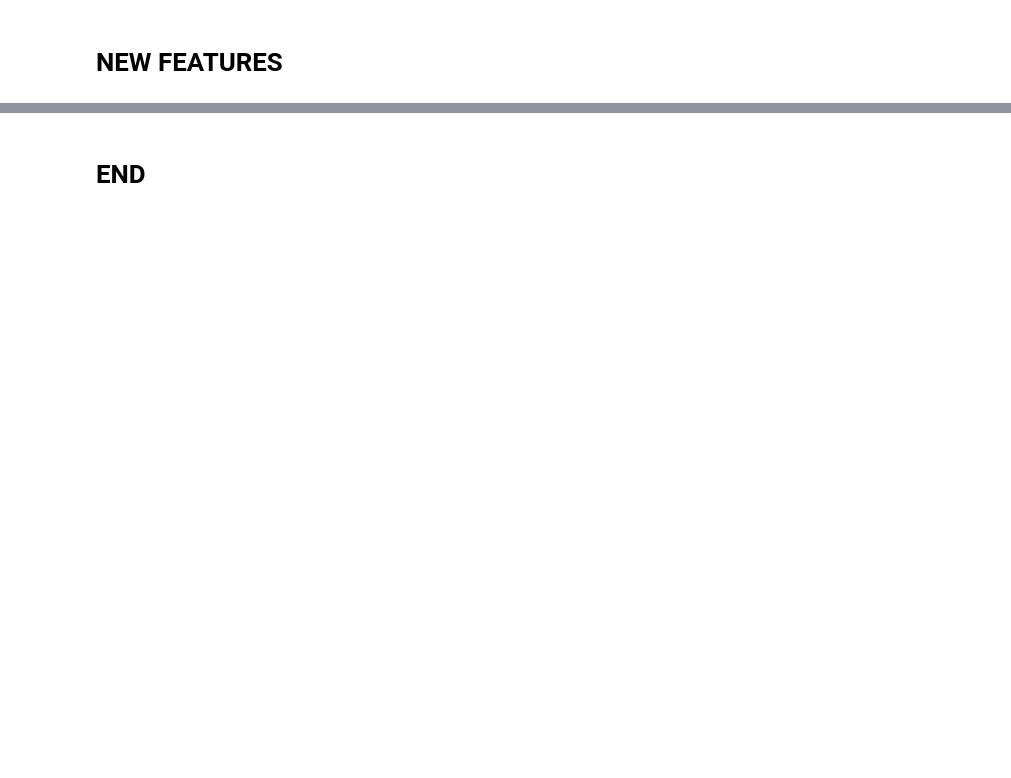
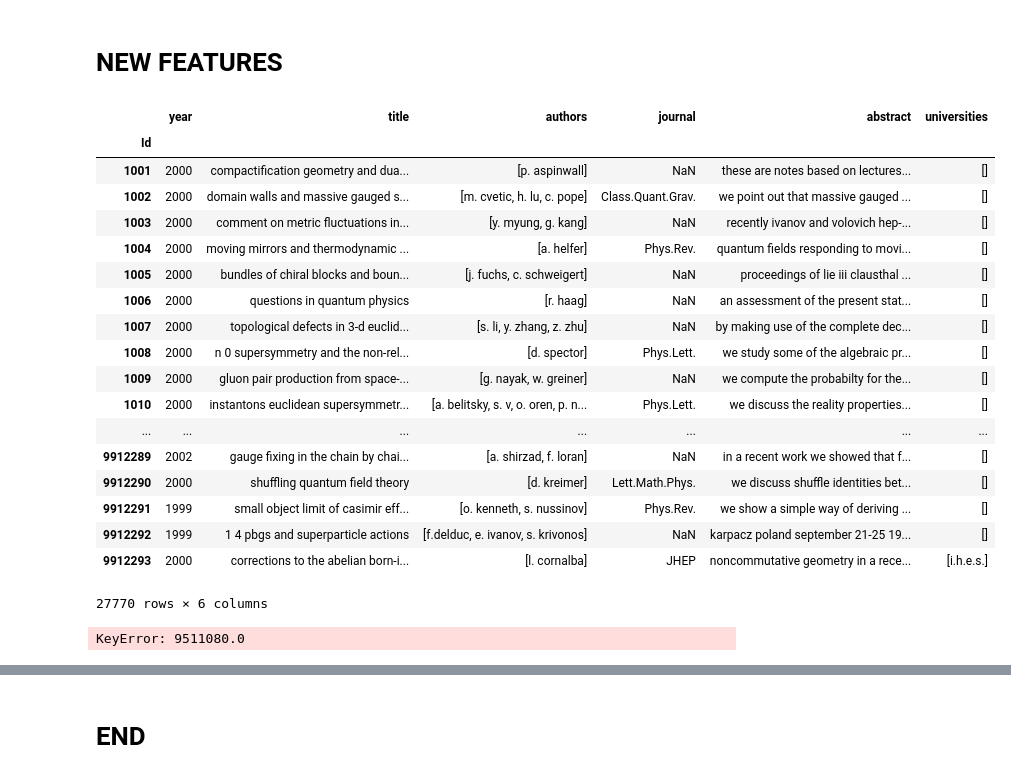
Before and after one commit to brozi/graphs-and-text, a Jupyter notebook: validation.ipynb, the cells around one changed output, grey strips where cells are left out. Drawn from its saved outputs; the diff is of its cells as text; code cells hidden in the pictures; blank space fills up the shorter version.

```diff
--- a/validation.ipynb
+++ b/validation.ipynb
@@ -323,2 +331,52 @@ X_train
 # %% [markdown]
 # NEW FEATURES
+# %%
+info
+# %% [output]
+|  | year | title | authors | journal | abstract | universities |
+| Id |  |  |  |  |  |  |
+| 1001 | 2000 | compactification geometry and dua... | [p. aspinwall] | NaN | these are notes based on lectures... | [] |
+| 1002 | 2000 | domain walls and massive gauged s... | [m. cvetic, h. lu, c. pope] | Class.Quant.Grav. | we point out that massive gauged ... | [] |
+| 1003 | 2000 | comment on metric fluctuations in... | [y. myung, g. kang] | NaN | recently ivanov and volovich hep-... | [] |
+| 1004 | 2000 | moving mirrors and thermodynamic ... | [a. helfer] | Phys.Rev. | quantum fields responding to movi... | [] |
+| 1005 | 2000 | bundles of chiral blocks and boun... | [j. fuchs, c. schweigert] | NaN | proceedings of lie iii clausthal ... | [] |
+| 1006 | 2000 | questions in quantum physics | [r. haag] | NaN | an assessment of the present stat... | [] |
+| 1007 | 2000 | topological defects in 3-d euclid... | [s. li, y. zhang, z. zhu] | NaN | by making use of the complete dec... | [] |
+| 1008 | 2000 | n 0 supersymmetry and the non-rel... | [d. spector] | Phys.Lett. | we study some of the algebraic pr... | [] |
+| 1009 | 2000 | gluon pair production from space-... | [g. nayak, w. greiner] | NaN | we compute the probabilty for the... | [] |
+| 1010 | 2000 | instantons euclidean supersymmetr... | [a. belitsky, s. v, o. oren, p. n... | Phys.Lett. | we discuss the reality properties... | [] |
+| ... | ... | ... | ... | ... | ... | ... |
+| 9912289 | 2002 | gauge fixing in the chain by chai... | [a. shirzad, f. loran] | NaN | in a recent work we showed that f... | [] |
+| 9912290 | 2000 | shuffling quantum field theory | [d. kreimer] | Lett.Math.Phys. | we discuss shuffle identities bet... | [] |
+| 9912291 | 1999 | small object limit of casimir eff... | [o. kenneth, s. nussinov] | Phys.Rev. | we show a simple way of deriving ... | [] |
+| 9912292 | 1999 | 1 4 pbgs and superparticle actions | [f.delduc, e. ivanov, s. krivonos] | NaN | karpacz poland september 21-25 19... | [] |
+| 9912293 | 2000 | corrections to the abelian born-i... | [l. cornalba] | JHEP | noncommutative geometry in a rece... | [i.h.e.s.] |
+27770 rows × 6 columns
+# %%
+### Number of time a journal is cited
+cited_journal = {}
+for idx, row in X_train.iterrows():
+    index_to = row[1]
+    journal = info.loc[index_to]['journal']
+    if journal in cited_journal:
+        cited_journal[journal] += 1
+    else:
+        cited_journal[journal] = 1
+
+for idx, row in X_test.iterrows():
+    index_to = row[1]
+    journal = info.loc[index_to]['journal']
+    if journal in cited_journal:
+        cited_journal[journal] += 1
+    else:
+        cited_journal[journal] = 1
+
+def create_feature_journal_citation(X):
+    new_features = [cited_journal[info.loc[row[1]]['journal']] for idx, row in X.iterrows()]
+    X['journal citation'] = new_features
+    return X
+
+X_train = create_feature_journal_citation(X_train)
+X_test = create_feature_journal_citation(X_test)
+# %% [output]
+KeyError: 9511080.0
```
Also changed, not shown: parts of 38 cells of this notebook, 1 other file.
